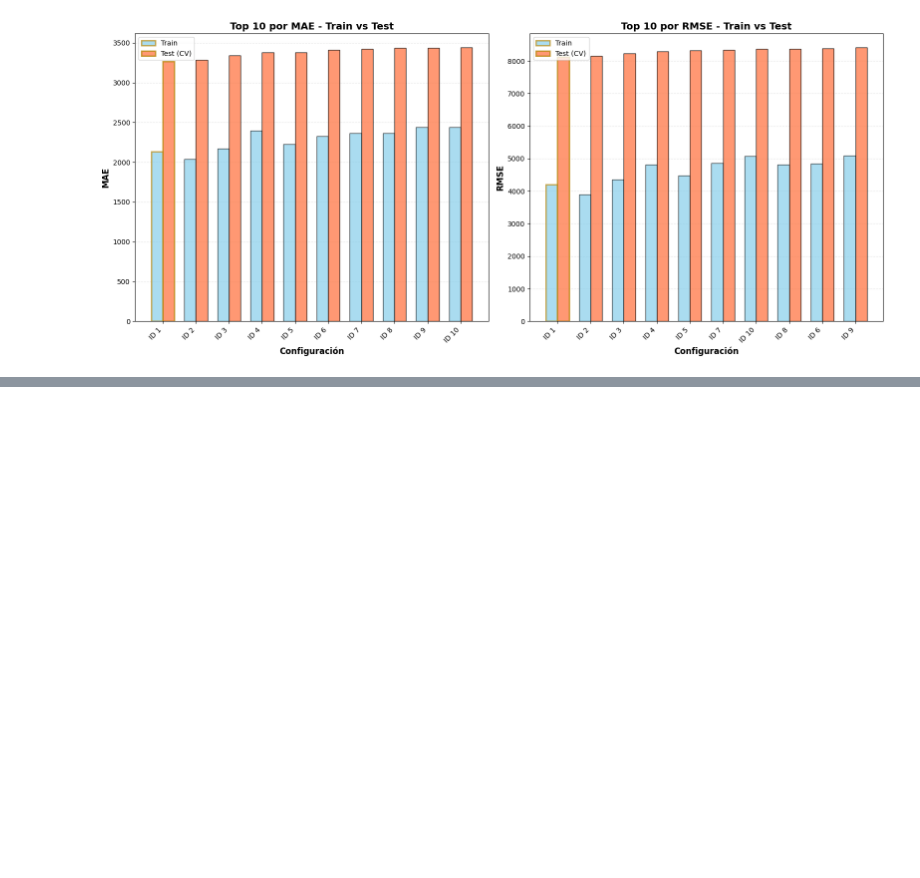
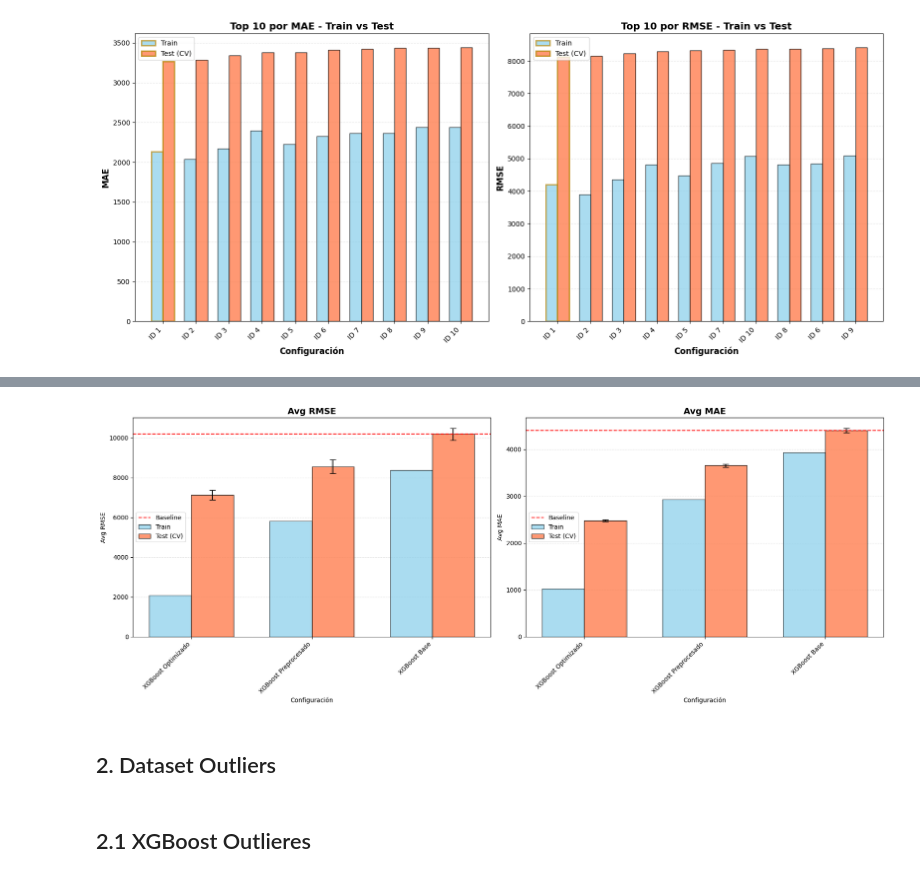
Before and after one commit to gonzabaleta/alquileres, a Jupyter notebook: notebooks/08-arboles-analisis.ipynb, the cells around one changed output, grey strips where cells are left out. Saved outputs shown, nothing was run; the diff lists cells and outputs as text; code cells hidden in the pictures; blank space fills up the shorter version.

Commit message:
definición de mejores modelos de árboles

```diff
--- a/notebooks/08-arboles-analisis.ipynb
+++ b/notebooks/08-arboles-analisis.ipynb
@@ -186,0 +183,34 @@ plot_grid_search_results(df_lgbm_normal, top_n=10)
+# %%
+base_xgboost_preprocessed = get_base_xgboost(feature_pipeline)
+# %%
+# Esta es la definitiva:
+best_xgboost_config = {
+    'colsample_bytree': 0.7545843364636589,
+    'gamma': 0.2822205453394412,
+    'learning_rate': 0.0675347366775581,
+    'max_depth': 14,
+    'min_child_weight': 2,
+    'n_estimators': 700,
+    'reg_lambda': 4.9743315858488355,
+    'subsample': 0.6231122243985466
+}
+best_xgboost_pipeline = Pipeline([("features", feature_pipeline), ("model", XGBRegressor(**best_xgboost_config))])
+best_xgboost = TransformedTargetRegressor(
+    regressor=best_xgboost_pipeline, transformer=target_pipeline, check_inverse=False
+)
+# %%
+models_to_compare = {
+    "XGBoost Base": base_xgboost,
+    "XGBoost Preprocesado": base_xgboost_preprocessed,
+    "XGBoost Optimizado": best_xgboost,
+}
+# %%
+comparison_results = evaluate_models_cv(
+    models_to_compare,
+    X,
+    y,
+    feature_pipeline=None,
+    target_pipeline=None,
+    n_splits=5,
+    verbose=True
+)
@@ -186,0 +231,6 @@ plot_grid_search_results(df_lgbm_normal, top_n=10)
+# %%
+plot_cv_results(comparison_results, baseline_name="XGBoost Base", vertical_layout=False)
+# %% [output]
+[figure, added]
+# %% [markdown]
+## 2. Dataset Outliers
@@ -186,0 +249,2 @@ plot_grid_search_results(df_lgbm_normal, top_n=10)
+# %% [markdown]
+## 2.1 XGBoost Outlieres
```
Also changed, not shown: parts of 52 cells of this notebook, 6 other files.
